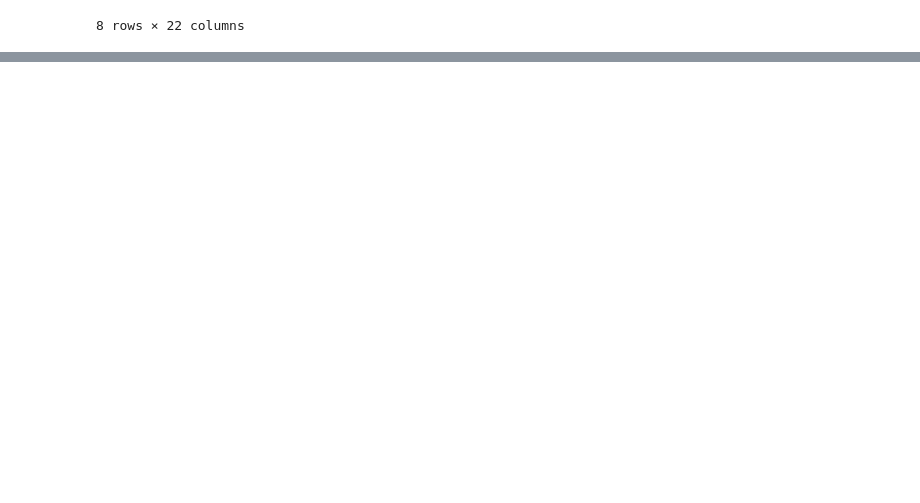
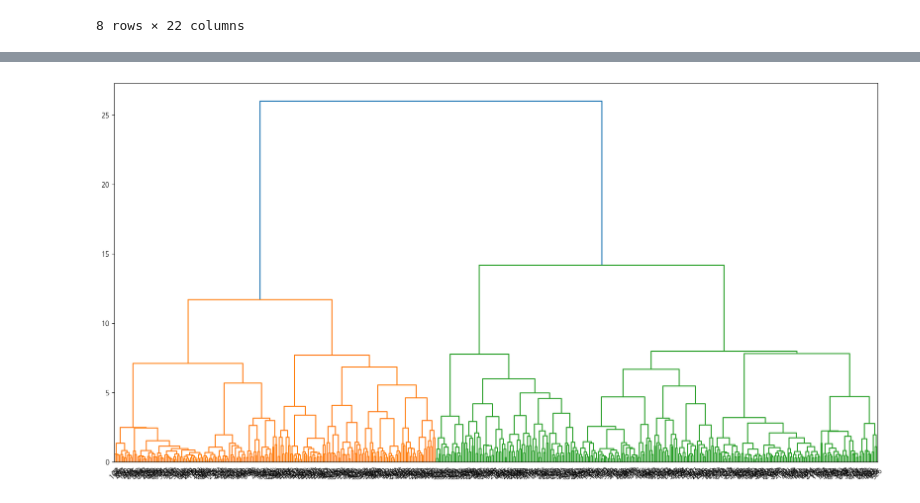
Before and after one commit to miri6913/Fast_Campus-Machine_Learning-, a Jupyter notebook: Clustering/hierarchical clustering.ipynb, the cells around one changed output, grey strips where cells are left out. Saved outputs shown, nothing was run; the diff lists cells and outputs as text; code cells hidden in the pictures; blank space fills up the shorter version.

Commit message:
Dendrogram for Hierarchical clustering

```diff
--- a/Clustering/hierarchical clustering.ipynb
+++ b/Clustering/hierarchical clustering.ipynb
@@ -91,3 +91,6 @@ data.describe()
 | 75% | 1.000000 | 1081.000000 | 40.000000 | 83.502000 | 0.000000 | 1.000000 | 0.000000 | 100.000000 | 0.000000 | 1.000000 | ... | ... |
 | max | 1.000000 | 1231.000000 | 70.000000 | 149.000000 | 1.000000 | 1.000000 | 1.000000 | 100.000000 | 1.000000 | 1.000000 | ... | ... |
 8 rows × 22 columns
+# %%
+Y = data['censor']
+X = data.drop(columns=['censor'])
@@ -93,0 +116,5 @@ data.describe()
+# %%
+scaler = MinMaxScaler().fit(X)
+X_scal = scaler.transform(X)
+
+X_scal = pd.DataFrame(X_scal, columns=X.columns)
@@ -93,0 +134,8 @@ data.describe()
+# %%
+HC = linkage(X_scal, method='ward')
+plt.figure(figsize=(20, 10))
+
+dendrogram(HC, leaf_rotation=45, leaf_font_size=10)
+plt.show()
+# %% [output]
+[figure, added]
```
Also changed, not shown: parts of 3 cells of this notebook.
